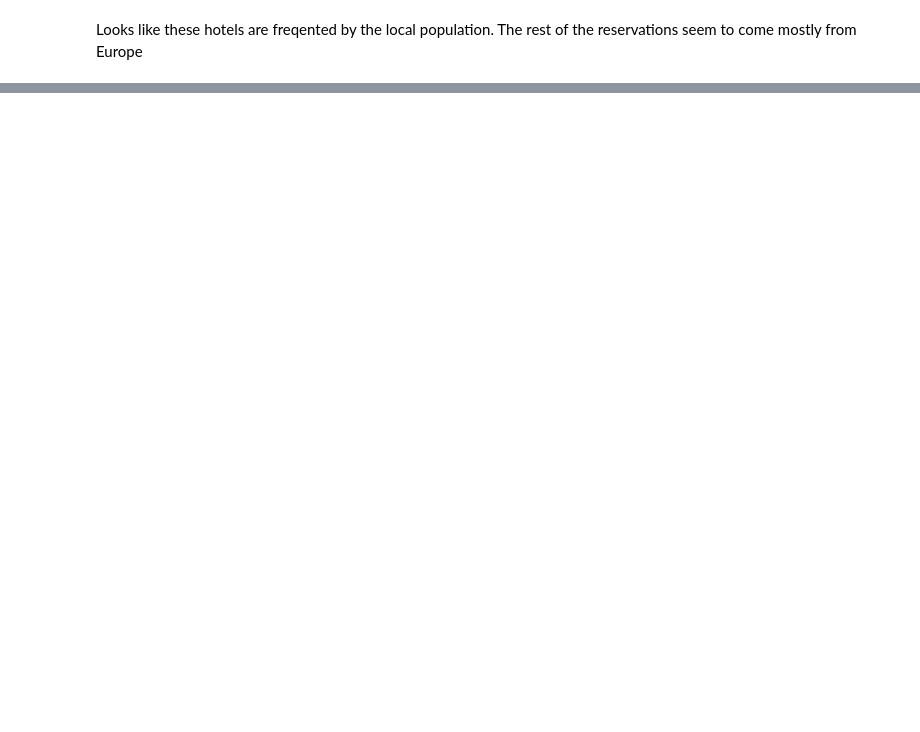
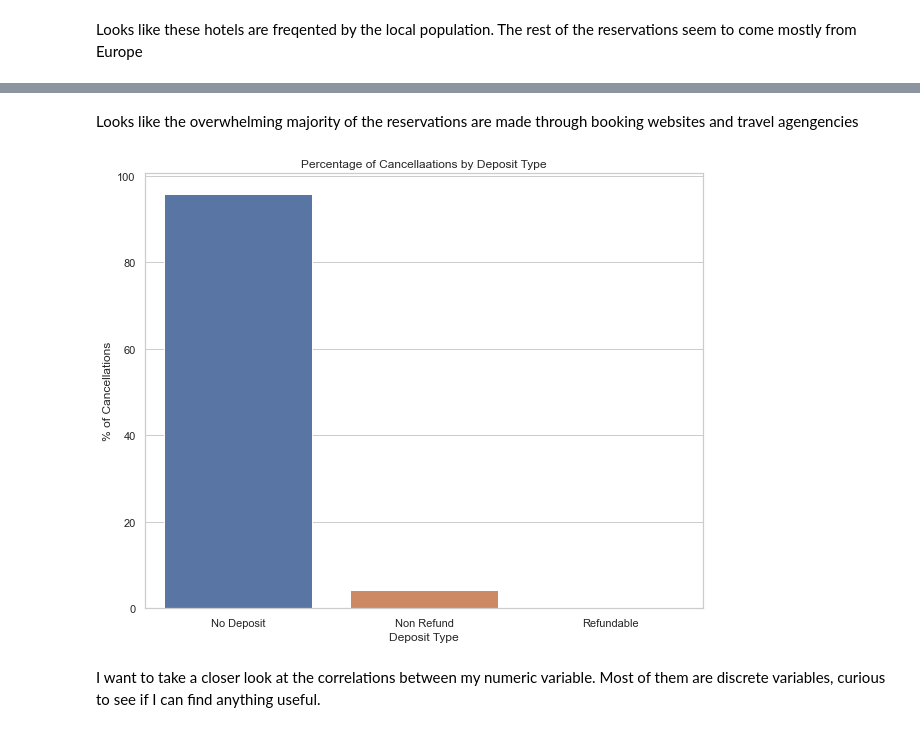
Before and after one commit to asaint13/Capstone_Two-Booking_Cancelations, a Jupyter notebook: 03-EDA.ipynb, the cells around one changed output, grey strips where cells are left out. Saved outputs shown, nothing was run; the diff lists cells and outputs as text; code cells hidden in the pictures; blank space fills up the shorter version.

Commit message:
Finished categorical variables. Exploring relationships

```diff
--- a/03-EDA.ipynb
+++ b/03-EDA.ipynb
@@ -344,0 +349,17 @@ plt.show()
+# %% [markdown]
+Looks like the overwhelming majority of the reservations are made through booking websites and travel agengencies
+# %%
+#The next variable I want to look into is deposit_type. I want to see how the time of the payment reflects on the number of
+#cancellations
+
+payment = pd.DataFrame(bookings[bookings['is_canceled']==1].groupby('deposit_type')['is_canceled'].sum()).reset_index()
+payment['percent'] = (payment['is_canceled']/payment['is_canceled'].sum()) * 100
+
+plt.figure(figsize=(10,8))
+sns.barplot(x='deposit_type', y='percent', data=payment)
+plt.title('Percentage of Cancellaations by Deposit Type')
+plt.xlabel('Deposit Type')
+plt.ylabel('% of Cancellations')
+plt.show()
+# %% [output]
+[figure, added]
@@ -344,0 +375,2 @@ plt.show()
+# %% [markdown]
+I want to take a closer look at the correlations between my numeric variable. Most of them are discrete variables, curious to see if I can find anything useful.
```
Also changed, not shown: parts of 28 cells of this notebook.
